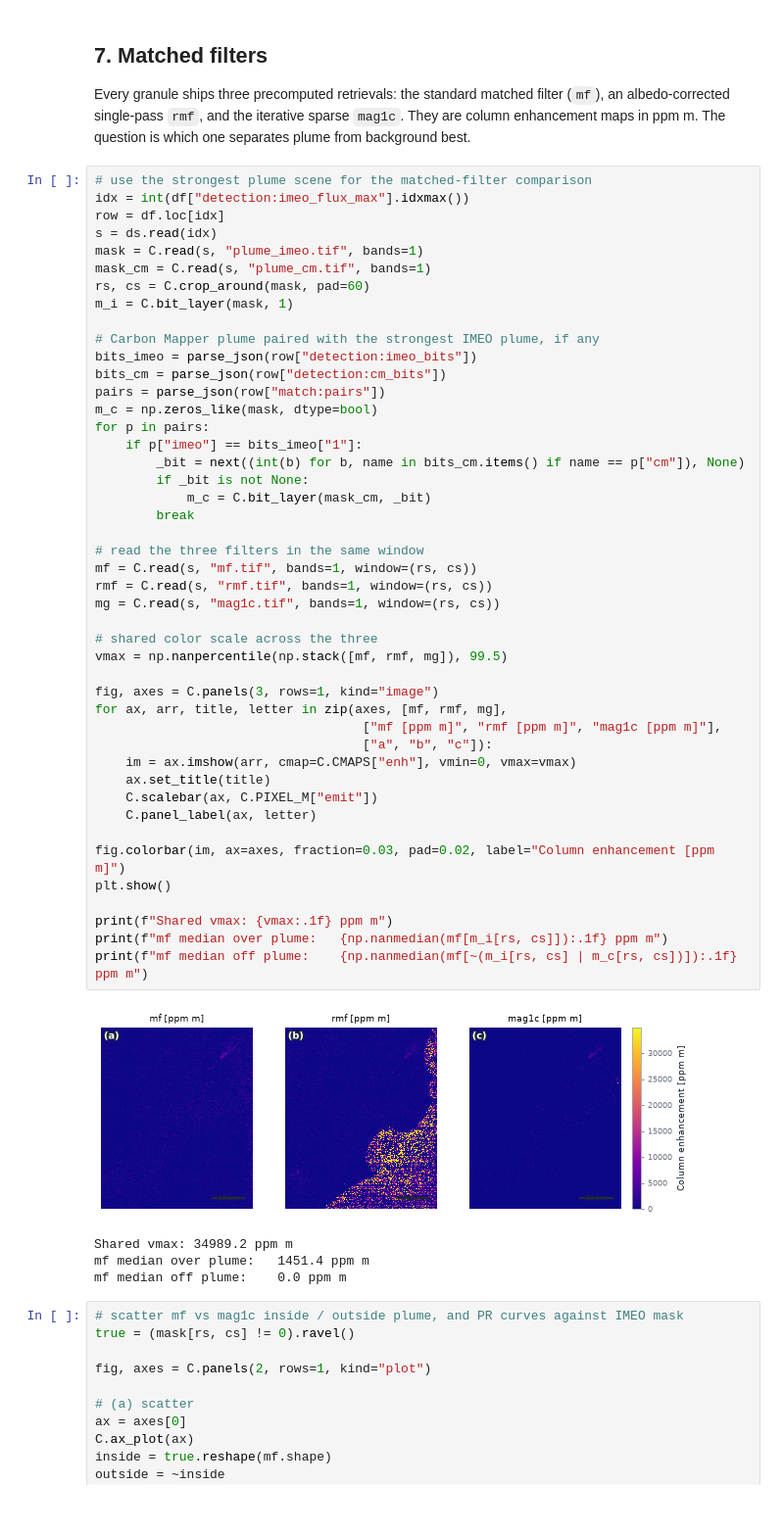
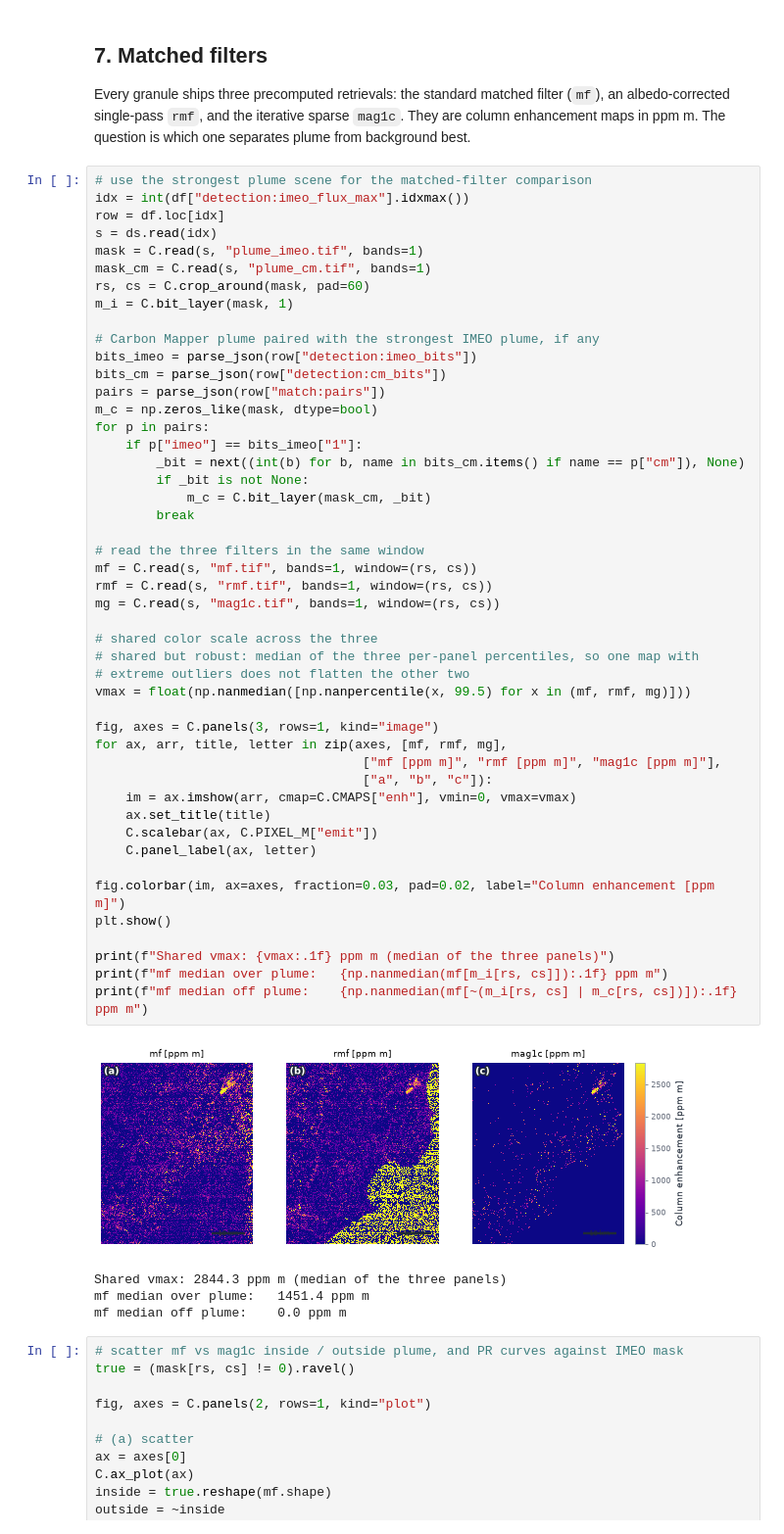
Before and after one commit to IPL-UV/taco-methaneset, a Jupyter notebook: methaneset-codes/notebooks/03_emit.ipynb, the cells around one changed output. Shown at 98% size. Drawn from its saved outputs; the diff is of its cells as text.

Commit message:
Robust shared vmax in 03, angular distance with SZA in bank_query, honest wording in 02 section 10

```diff
--- a/methaneset-codes/notebooks/03_emit.ipynb
+++ b/methaneset-codes/notebooks/03_emit.ipynb
@@ -723,37 +723,39 @@ pairs = parse_json(row["match:pairs"])
 m_c = np.zeros_like(mask, dtype=bool)
 for p in pairs:
     if p["imeo"] == bits_imeo["1"]:
         _bit = next((int(b) for b, name in bits_cm.items() if name == p["cm"]), None)
         if _bit is not None:
             m_c = C.bit_layer(mask_cm, _bit)
         break
 
 # read the three filters in the same window
 mf = C.read(s, "mf.tif", bands=1, window=(rs, cs))
 rmf = C.read(s, "rmf.tif", bands=1, window=(rs, cs))
 mg = C.read(s, "mag1c.tif", bands=1, window=(rs, cs))
 
 # shared color scale across the three
-vmax = np.nanpercentile(np.stack([mf, rmf, mg]), 99.5)
+# shared but robust: median of the three per-panel percentiles, so one map with
+# extreme outliers does not flatten the other two
+vmax = float(np.nanmedian([np.nanpercentile(x, 99.5) for x in (mf, rmf, mg)]))
 
 fig, axes = C.panels(3, rows=1, kind="image")
 for ax, arr, title, letter in zip(axes, [mf, rmf, mg],
                                    ["mf [ppm m]", "rmf [ppm m]", "mag1c [ppm m]"],
                                    ["a", "b", "c"]):
     im = ax.imshow(arr, cmap=C.CMAPS["enh"], vmin=0, vmax=vmax)
     ax.set_title(title)
     C.scalebar(ax, C.PIXEL_M["emit"])
     C.panel_label(ax, letter)
 
 fig.colorbar(im, ax=axes, fraction=0.03, pad=0.02, label="Column enhancement [ppm m]")
 plt.show()
 
-print(f"Shared vmax: {vmax:.1f} ppm m")
+print(f"Shared vmax: {vmax:.1f} ppm m (median of the three panels)")
 print(f"mf median over plume:   {np.nanmedian(mf[m_i[rs, cs]]):.1f} ppm m")
 print(f"mf median off plume:    {np.nanmedian(mf[~(m_i[rs, cs] | m_c[rs, cs])]):.1f} ppm m")
 # %% [output]
-[figure, old version]
+[figure, new version]
-Shared vmax: 34989.2 ppm m
+Shared vmax: 2844.3 ppm m (median of the three panels)
 mf median over plume:   1451.4 ppm m
 mf median off plume:    0.0 ppm m
 # %%
```
Also changed, not shown: 4 other files.
